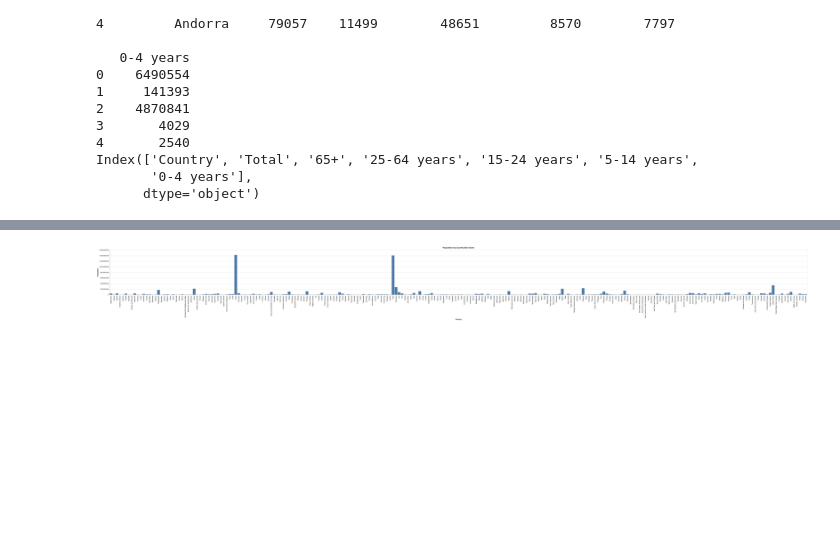
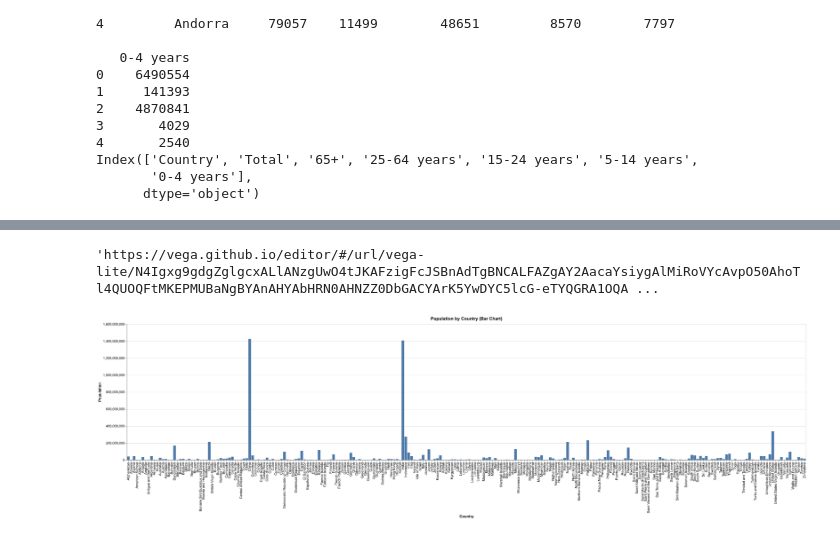
Before and after one commit to Seelan444/Prodigy_Intern_T1, a Jupyter notebook: Task 1.ipynp.ipynb, the cells around one changed output, grey strips where cells are left out. Saved outputs shown, nothing was run; the diff lists cells and outputs as text; code cells hidden in the pictures; blank space fills up the shorter version.

```diff
--- a/Task 1.ipynp.ipynb
+++ b/Task 1.ipynp.ipynb
@@ -20,3 +20,19 @@ print(df.columns)
 Index(['Country', 'Total', '65+', '25-64 years', '15-24 years', '5-14 years',
        '0-4 years'],
       dtype='object')
+# %%
+import altair as alt
+# Ensure 'Country' column is of type string
+df['Country'] = df['Country'].astype(str)
+
+# Create the Altair plot (Bar Chart)
+chart = alt.Chart(df).mark_bar().encode(
+    x=alt.X('Country:N', title='Country'),  # Nominal data type for Country
+    y=alt.Y('Total:Q', title='Population'),  # Quantitative data type for Total
+    tooltip=['Country', 'Total']  # Add tooltips for interactivity
+).properties(
+    title='Population by Country (Bar Chart)'
+)
+
+# Save chart as PNG
+chart
@@ -23,22 +41,42 @@ Index(['Country', 'Total', '65+', '25-64 years', '15-24 years', '5-14 years',
+# %%
+import altair as alt
+# Ensure 'Country' column is of type string
+df['Country'] = df['Country'].astype(str)
+
+# Create the Altair plot (Bar Chart)
+chart = alt.Chart(df).mark_bar().encode(
+    x=alt.X('Country:N', title='Country'),  # Nominal data type for Country
+    y=alt.Y('Total:Q', title='Population'),  # Quantitative data type for Total
+    tooltip=['Country', 'Total']  # Add tooltips for interactivity
+).properties(
+    title='Population by Country (Bar Chart)'
+)
+
+# Save chart as PNG
+chart.to_url()
+# %% [output]
+'https://vega.github.io/editor/#/url/vega-lite/N4Igxg9gdgZglgcxALlANzgUwO4tJKAFzigFcJSBnAdTgBNCALFAZgAY2AacaYsiygAlMiRoVYcAvpO50AhoTl4QUOQFtMKEPMUBaNgBYAnAHYAbHRN0AHNZZ0DbGACYArK5YwDYC5lcG-eTYQGRA1OQA ...
 # %%
 import altair as alt
 # Ensure 'Country' column is of type string
 df['Country'] = df['Country'].astype(str)
 
 # Create the Altair plot (Bar Chart)
 chart = alt.Chart(df).mark_bar().encode(
     x=alt.X('Country:N', title='Country'),  # Nominal data type for Country
     y=alt.Y('Total:Q', title='Population'),  # Quantitative data type for Total
     tooltip=['Country', 'Total']  # Add tooltips for interactivity
 ).properties(
-    title='Population by Country (Bar Chart)'
+    title='Population by Country (Bar Chart)',
+     width=2000,   # Set desired width
+    height=400   # Set desired height
 )
 
 # Save chart as PNG
 chart.save('altair_chart.png')
 
 # Display the image in the notebook
 from IPython.display import Image
 Image(filename='altair_chart.png')
 # %% [output]
-[figure, old version]
+[figure, new version]
```
Also changed, not shown: parts of 1 cell of this notebook.
